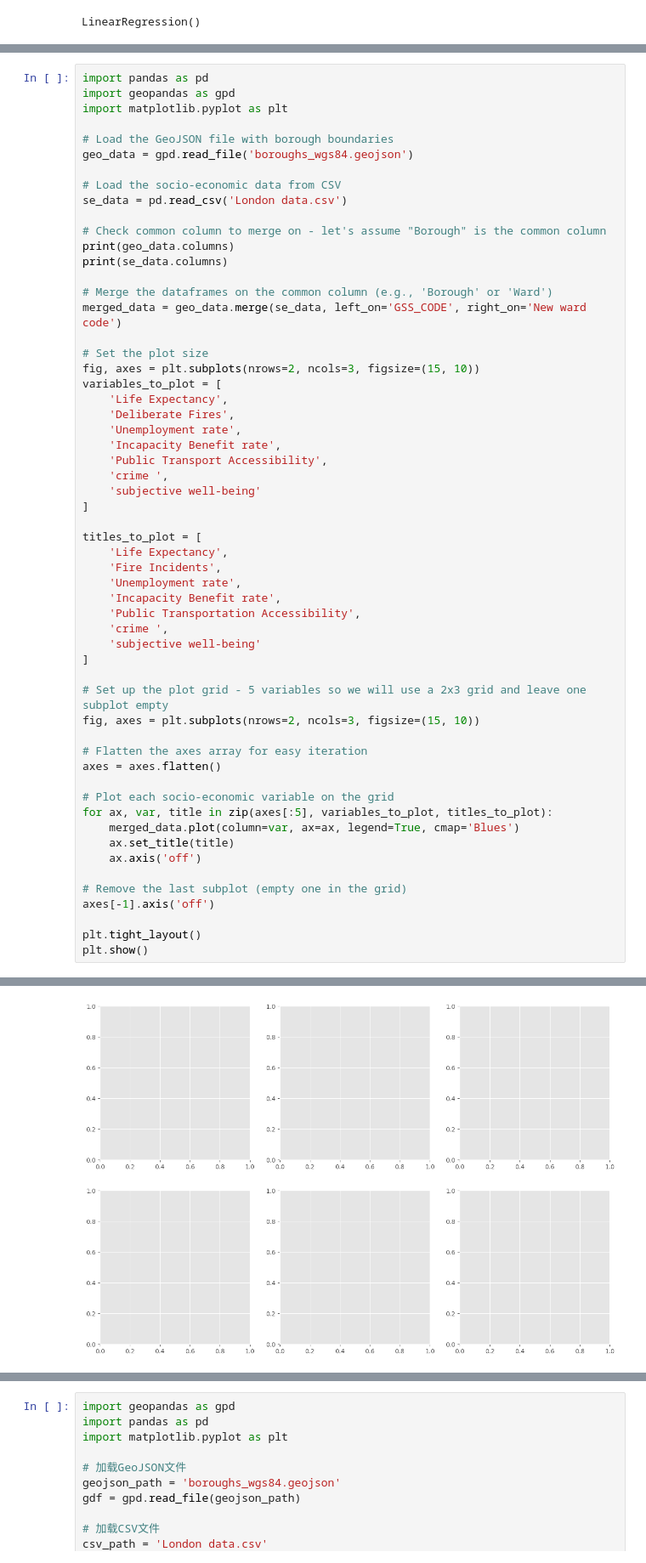
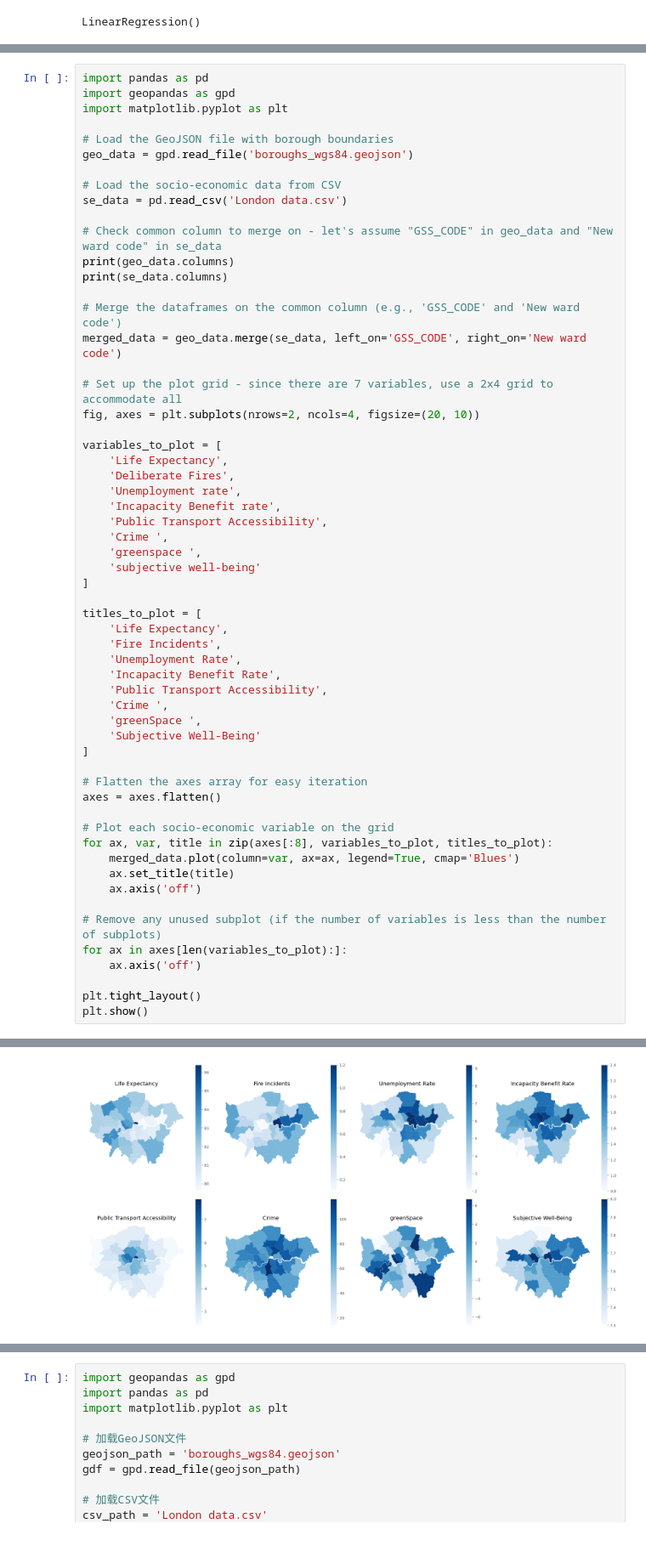
Before and after one commit to TY2023YT/casa004, a Jupyter notebook: code/Multiple Linear Regression.ipynb, the cells around one changed output, grey strips where cells are left out. Shown at 85% size. Cells and saved outputs as stored; diff of their text form.

```diff
--- a/code/Multiple Linear Regression.ipynb
+++ b/code/Multiple Linear Regression.ipynb
@@ -313,58 +317,59 @@ geo_data = gpd.read_file('boroughs_wgs84.geojson')
 # Load the socio-economic data from CSV
 se_data = pd.read_csv('London data.csv')
 
-# Check common column to merge on - let's assume "Borough" is the common column
+# Check common column to merge on - let's assume "GSS_CODE" in geo_data and "New ward code" in se_data
 print(geo_data.columns)
 print(se_data.columns)
 
-# Merge the dataframes on the common column (e.g., 'Borough' or 'Ward')
+# Merge the dataframes on the common column (e.g., 'GSS_CODE' and 'New ward code')
 merged_data = geo_data.merge(se_data, left_on='GSS_CODE', right_on='New ward code')
 
-# Set the plot size
-fig, axes = plt.subplots(nrows=2, ncols=3, figsize=(15, 10))
+# Set up the plot grid - since there are 7 variables, use a 2x4 grid to accommodate all
+fig, axes = plt.subplots(nrows=2, ncols=4, figsize=(20, 10))
+
 variables_to_plot = [
     'Life Expectancy',
     'Deliberate Fires',
     'Unemployment rate',
     'Incapacity Benefit rate',
     'Public Transport Accessibility',
-    'crime ',
+    'Crime ',
+    'greenspace ',
     'subjective well-being'
 ]
 
 titles_to_plot = [
     'Life Expectancy',
     'Fire Incidents',
-    'Unemployment rate',
-    'Incapacity Benefit rate',
-    'Public Transportation Accessibility',
-    'crime ',
-    'subjective well-being'
+    'Unemployment Rate',
+    'Incapacity Benefit Rate',
+    'Public Transport Accessibility',
+    'Crime ',
+    'greenSpace ',
+    'Subjective Well-Being'
 ]
-
-# Set up the plot grid - 5 variables so we will use a 2x3 grid and leave one subplot empty
-fig, axes = plt.subplots(nrows=2, ncols=3, figsize=(15, 10))
 
 # Flatten the axes array for easy iteration
 axes = axes.flatten()
 
 # Plot each socio-economic variable on the grid
-for ax, var, title in zip(axes[:5], variables_to_plot, titles_to_plot):
+for ax, var, title in zip(axes[:8], variables_to_plot, titles_to_plot):
     merged_data.plot(column=var, ax=ax, legend=True, cmap='Blues')
     ax.set_title(title)
     ax.axis('off')
 
-# Remove the last subplot (empty one in the grid)
-axes[-1].axis('off')
+# Remove any unused subplot (if the number of variables is less than the number of subplots)
+for ax in axes[len(variables_to_plot):]:
+    ax.axis('off')
 
 plt.tight_layout()
 plt.show()
 # %% [output]
 Index(['NAME', 'GSS_CODE', 'HECTARES', 'NONLD_AREA', 'ONS_INNER', 'geometry'], dtype='object')
 Index(['Old Ward Code', 'New ward code', 'Ward', 'Borough', 'Life Expectancy',
        'Incapacity Benefit rate', 'Unemployment rate', 'Crime ',
        'Deliberate Fires', 'Dependent children in out-of-work families',
        'Public Transport Accessibility', 'greenspace ',
        'subjective well-being'],
       dtype='object')
-[figure, old version]
+[figure, new version]
```
Also changed, not shown: parts of 3 cells of this notebook.
